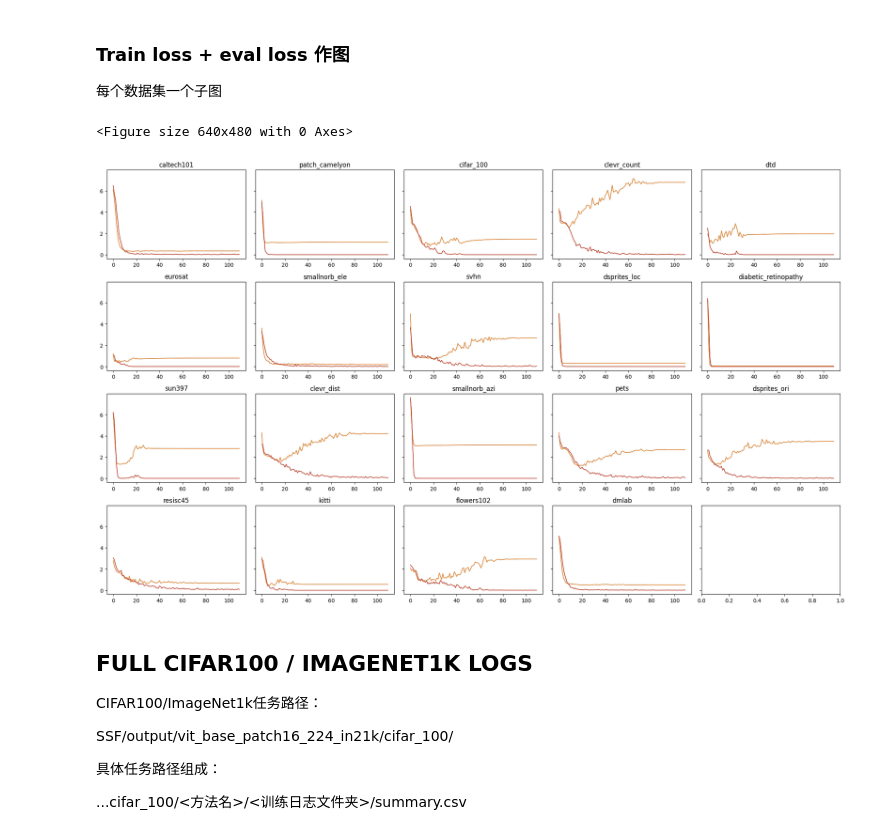
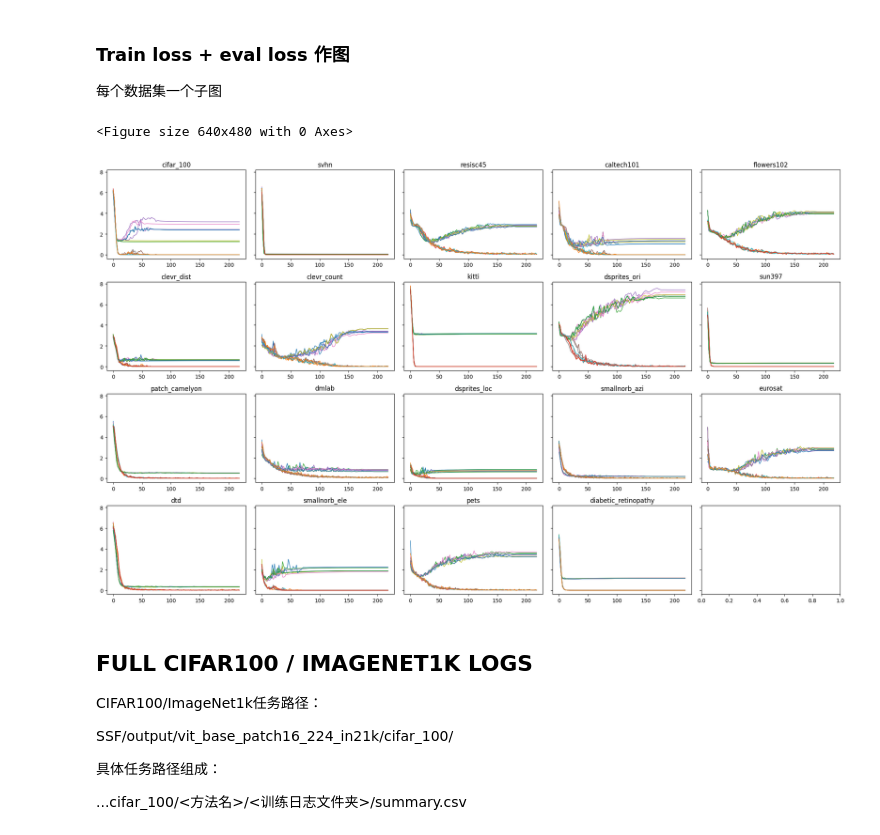
Before and after one commit to dongzelian/SSF, a Jupyter notebook: analysis_ipynb/list_log.ipynb, the cells around one changed output. Cells and saved outputs as stored; diff of their text form; code cells hidden in the pictures.

Commit message:
Change train.py for seed control

```diff
--- a/analysis_ipynb/list_log.ipynb
+++ b/analysis_ipynb/list_log.ipynb
@@ -27,6 +27,7 @@ SSF/output/vit_base_patch16_224_in21k/vtab/caltech101/ssf/20230522-115426-vit_ba
 #
 LOG_DIR="/data/PEFT/output/"
 LOG_DIR="/data/work_dirs/PEFT/"
+LOG_DIR="/media/disk1/wyh/SSF/"
 PAPER_RESULT={
     "caltech101":92.6,
     "dsprites_loc":77.3,
@@ -75,6 +76,15 @@ with os.scandir(basepath) as datasets:
                                                 with open(file, newline='') as csvfile:
                                                     reader = csv.reader(csvfile, delimiter=',')
                                                     # Use pandas to load data.
-                                                    df = pandas.read_csv(file)
+                                                    df = pandas.read_csv(file,header=0)
+                                                    # df=df.astype(float)
+                                                    # epoch,train_loss,eval_loss,eval_top1,eval_top5
+                                                    df=df.loc[df["epoch"]!="epoch"]
+                                                    # print(df)
+                                                    df["epoch"]=df["epoch"].astype(int)
+                                                    df["train_loss"]=df["train_loss"].astype(float)
+                                                    df["eval_loss"]=df["eval_loss"].astype(float)
+                                                    df["eval_top1"]=df["eval_top1"].astype(float)
+                                                    df["eval_top5"]=df["eval_top5"].astype(float)
                                                     ssf_log_dict_vtab[dataset.name].append(df)
 # %% [output]
@@ -106,18 +116,22 @@ epoch,train_loss,eval_loss,eval_top1,eval_top5
 
 0,6.497406005859375,6.088685486522025,0.6903353057199211,4.35568704799474
 # %%
-print("Results of VTAB:")
-print("Repro\tPaper\tDrop\tave\tvar\tDataset")
+trials=len(ssf_log_dict_vtab["caltech101"])
+# for dn,dfs in ssf_log_dict_vtab.items():
+print("Results of VTAB: in {}".format(trials))
+print("Ave\tPaper\tDrop\tBest\tvar\tDataset")
 mean=0
 for dn,dfs in ssf_log_dict_vtab.items():
     # print(dn)
+    # print(dn, type(df["eval_top1"].max()))
     maxes=np.array([df["eval_top1"].max() for df in dfs])
+    # print(dn,":",maxes)
     all_max=maxes.max()
     mean+=all_max
     avg,var=maxes.mean(),maxes.var()
     # printed float only keep 3 decimal places
-    print("{:.3f}\t{}\t{:.3f}\t{:.3f}\t{:.3f}\t{}".format(all_max, \
-        PAPER_RESULT[dn],all_max-PAPER_RESULT[dn],avg,var,dn))
+    print("{:.3f}\t{}\t{:.3f}\t{:.3f}\t{:.3f}\t{}".format(avg, \
+        PAPER_RESULT[dn],avg-PAPER_RESULT[dn], all_max ,var,dn))
 mean/=len(ssf_log_dict_vtab)
 pmean=np.array(list(PAPER_RESULT.values())).mean()
 print("{:.3f}\t{:.1f}\t{:.3f}\t{:.3f}\t{:.3f}\t{}".format(mean, \
@@ -168,45 +182,41 @@ warnings. filterwarnings("ignore")
 import numpy as np
 import matplotlib.pyplot as plt
 import seaborn as sns
 import torch
 import torchvision.models as models
 
 row=4
 subp_num=len(ssf_log_dict_vtab)
 col=int(np.ceil(subp_num/row))
 plt.clf()
 fig, axs = plt.subplots(ncols=col, nrows=row, sharey='all')#,gridspec_kw={"hspace": 0, "wspace": 0})
 fig.set_size_inches(20, 12)
 
 for i,(dn,dfs) in enumerate(ssf_log_dict_vtab.items()):
     line_num=len(dfs)*2
-    data=[df["eval_loss"] for df in dfs]
-    data.extend([df["train_loss"] for df in dfs])
-    arr = np.array(data)
-    # print(arr.shape)
-    x=[i for i in range(len(arr[0,:]))]
+    eloss=[df["eval_loss"] for df in dfs]
+    tloss=[df["train_loss"] for df in dfs]
     # plot subplot line chart
-    # plt.subplot(i)
-    # plt.plot(arr,linewidth=0.5)
-    # for j in range(num_rows):
-    for c in arr:
-        axs[i%4,i//4].plot(x,c,linewidth=1)
+    assert len(eloss) == len(tloss)
+    for j in range(len(eloss)):
+        axs[i%4,i//4].plot(eloss[j],linewidth=1)
+        axs[i%4,i//4].plot(tloss[j],linewidth=1)
     # # plot mean line
     # axs[i//col,i%col].set_xticks([])
     # axs[i].set_xlabel(f"{i+1}")
     label=dn
     axs[i//col,i%col].set_title(label)
 # sns.set_style('white')
 # sns.set(style='whitegrid')
 # sns.despine(right=True,left=True)
 # plt.subplots_adjust(left=None, bottom=None, right=None, top=None, wspace=None, hspace=1)
 # plt.subplots_adjust(wspace=0.5, hspace=0.5)
 plt.tight_layout()
-
+plt.savefig("losses.png",dpi=300)
 plt.show()
 # %% [output]
 <Figure size 640x480 with 0 Axes>
-[figure, old version]
+[figure, new version]
 # %% [markdown]
 ## FULL CIFAR100 / IMAGENET1K LOGS
 
```
Also changed, not shown: parts of 4 cells of this notebook, 1 other file.
